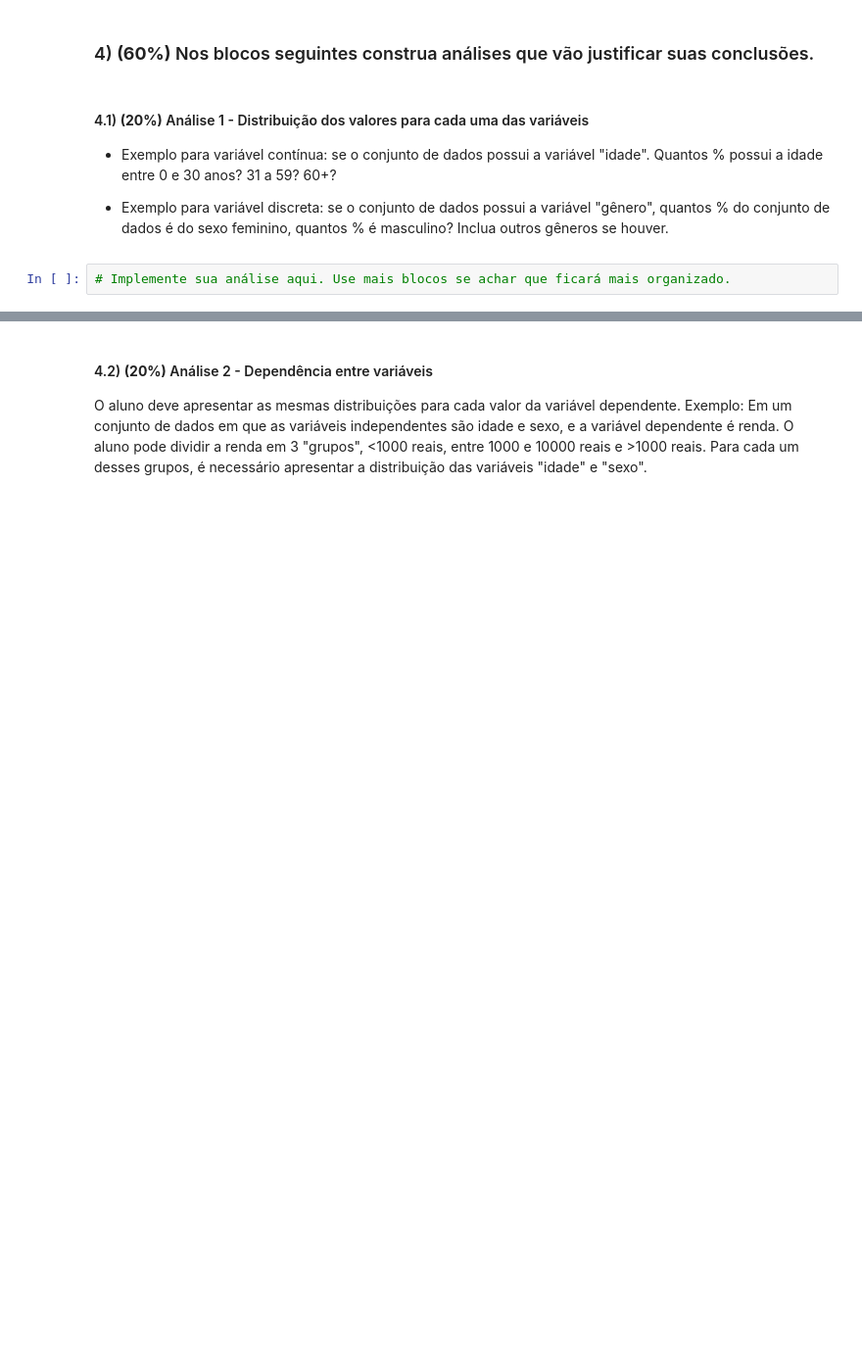
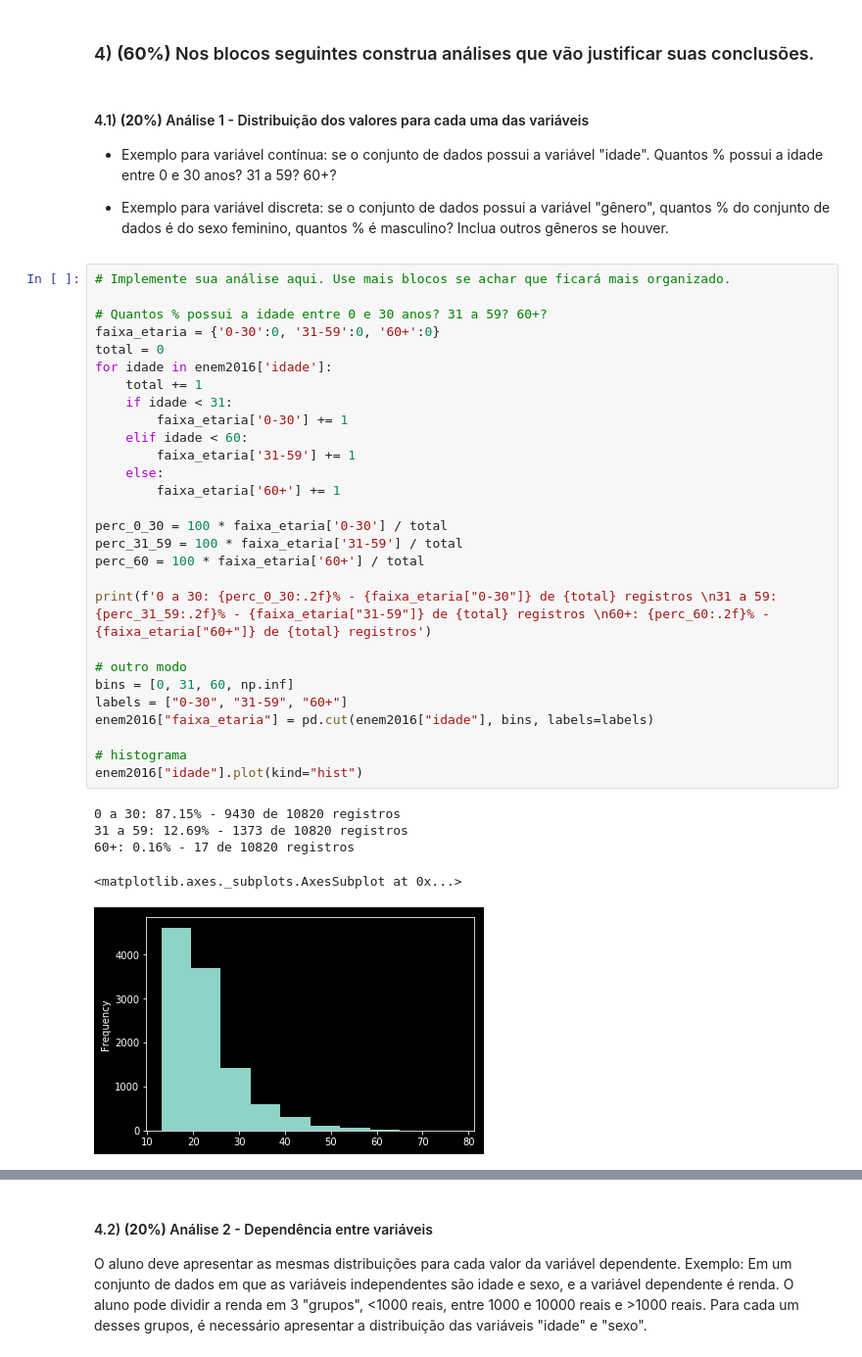
Before and after one commit to maxlataci/ia-cd, a Jupyter notebook: aed_projeto1.ipynb, the cells around one changed output, grey strips where cells are left out. Shown at 98% size. Saved outputs shown, nothing was run; the diff lists cells and outputs as text; blank space fills up the shorter version.

```diff
--- a/aed_projeto1.ipynb
+++ b/aed_projeto1.ipynb
@@ -67,5 +141,37 @@ Cada variável escolhida pelo aluno precisa passar por ao menos 1 pré-processam
 - Exemplo para variável contínua: se o conjunto de dados possui a variável "idade". Quantos % possui a idade entre 0 e 30 anos? 31 a 59? 60+?
 
 - Exemplo para variável discreta: se o conjunto de dados possui a variável "gênero", quantos % do conjunto de dados é do sexo feminino, quantos % é masculino? Inclua outros gêneros se houver.
-# %%
-# Implemente sua análise aqui. Use mais blocos se achar que ficará mais organizado.
+# %%
+# Implemente sua análise aqui. Use mais blocos se achar que ficará mais organizado.
+
+# Quantos % possui a idade entre 0 e 30 anos? 31 a 59? 60+?
+faixa_etaria = {'0-30':0, '31-59':0, '60+':0}
+total = 0
+for idade in enem2016['idade']:
+    total += 1
+    if idade < 31:
+        faixa_etaria['0-30'] += 1
+    elif idade < 60:
+        faixa_etaria['31-59'] += 1
+    else:
+        faixa_etaria['60+'] += 1
+
+perc_0_30 = 100 * faixa_etaria['0-30'] / total
+perc_31_59 = 100 * faixa_etaria['31-59'] / total
+perc_60 = 100 * faixa_etaria['60+'] / total
+
+print(f'0 a 30: {perc_0_30:.2f}% - {faixa_etaria["0-30"]} de {total} registros \n31 a 59: {perc_31_59:.2f}% - {faixa_etaria["31-59"]} de {total} registros \n60+: {perc_60:.2f}% - {faixa_etaria["60+"]} de {total} registros')
+
+# outro modo
+bins = [0, 31, 60, np.inf]
+labels = ["0-30", "31-59", "60+"]
+enem2016["faixa_etaria"] = pd.cut(enem2016["idade"], bins, labels=labels)
+
+# histograma
+enem2016["idade"].plot(kind="hist")
+# %% [output]
+0 a 30: 87.15% - 9430 de 10820 registros
+31 a 59: 12.69% - 1373 de 10820 registros
+60+: 0.16% - 17 de 10820 registros
+<matplotlib.axes._subplots.AxesSubplot at 0x...>
+[figure, added]
```
Also changed, not shown: parts of 8 cells of this notebook, 1 other file.
